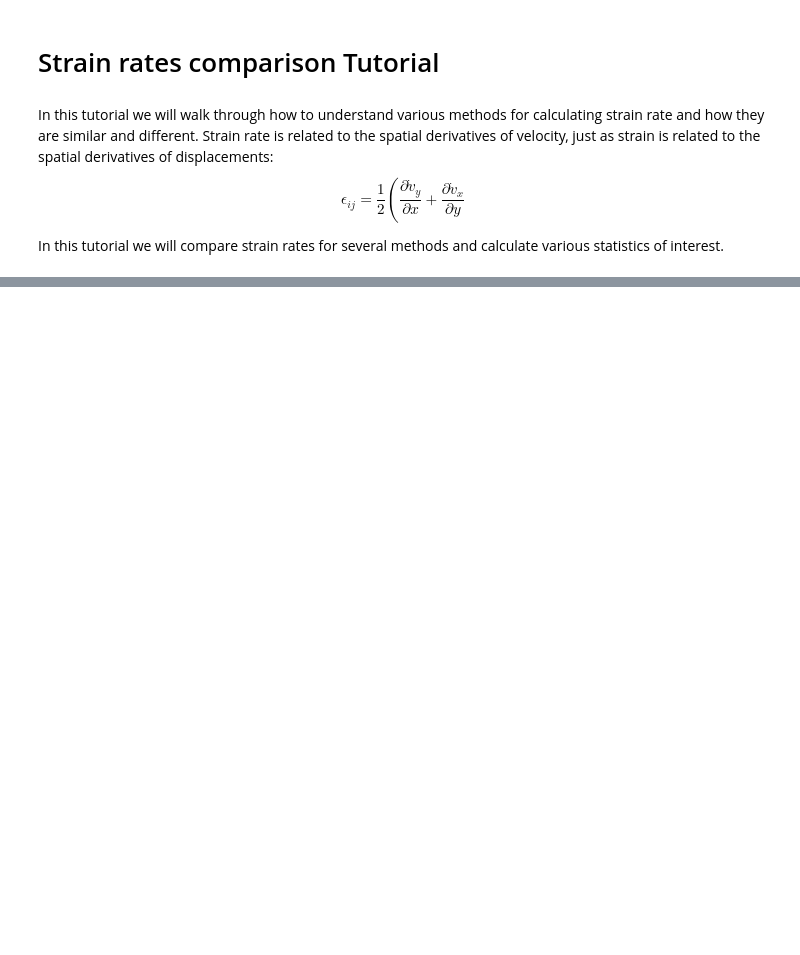
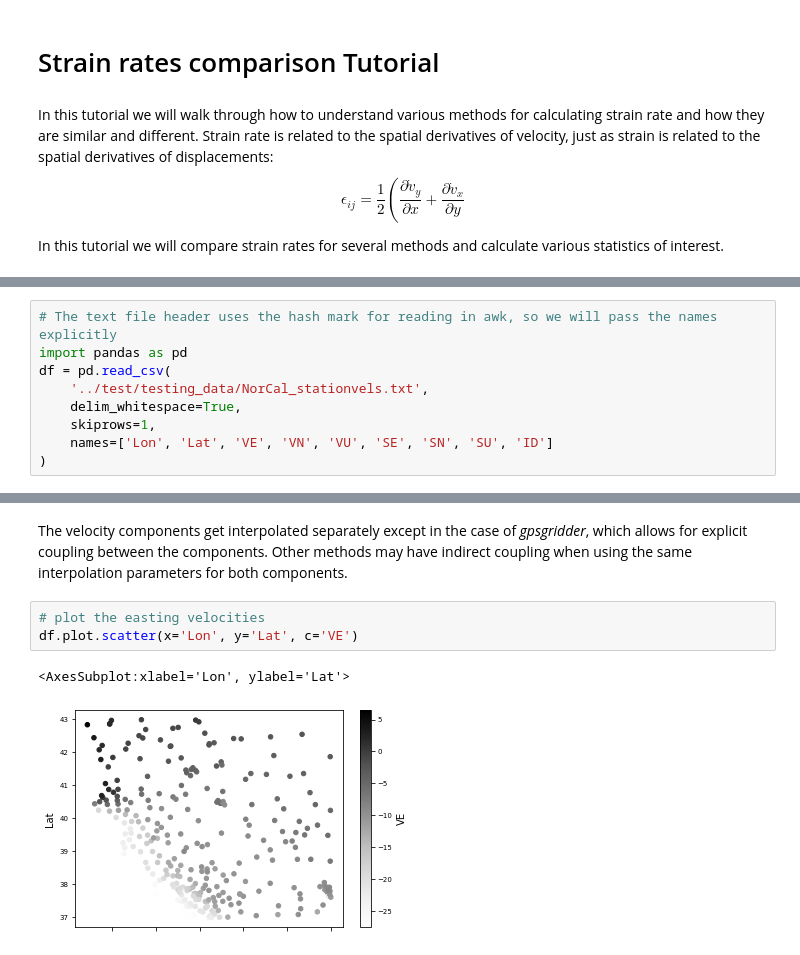
Before and after one commit to kmaterna/Strain_2D, a Jupyter notebook: example/tutorial.ipynb, the cells around one changed output, grey strips where cells are left out. Cells and saved outputs as stored; diff of their text form; blank space fills up the shorter version.

```diff
--- a/example/tutorial.ipynb
+++ b/example/tutorial.ipynb
@@ -74,0 +157,9 @@ plotCov(
+# %%
+# The text file header uses the hash mark for reading in awk, so we will pass the names explicitly
+import pandas as pd
+df = pd.read_csv(
+    '../test/testing_data/NorCal_stationvels.txt',
+    delim_whitespace=True,
+    skiprows=1,
+    names=['Lon', 'Lat', 'VE', 'VN', 'VU', 'SE', 'SN', 'SU', 'ID']
+)
@@ -74,0 +176,8 @@ plotCov(
+# %% [markdown]
+The velocity components get interpolated separately except in the case of _gpsgridder_, which allows for explicit coupling between the components. Other methods may have indirect coupling when using the same interpolation parameters for both components.
+# %%
+# plot the easting velocities
+df.plot.scatter(x='Lon', y='Lat', c='VE')
+# %% [output]
+<AxesSubplot:xlabel='Lon', ylabel='Lat'>
+[figure, added]
```
Also changed, not shown: parts of 27 cells of this notebook.
